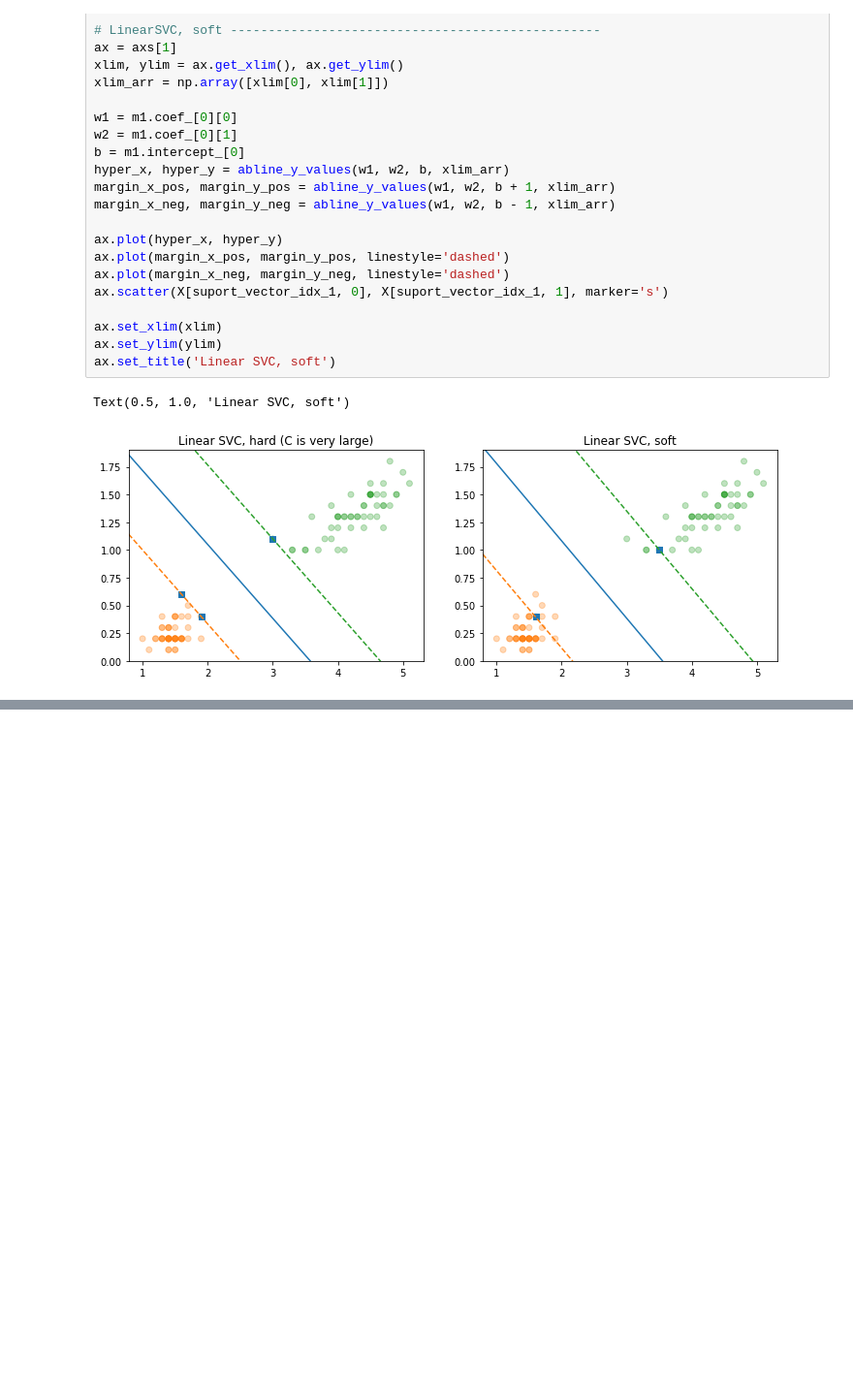
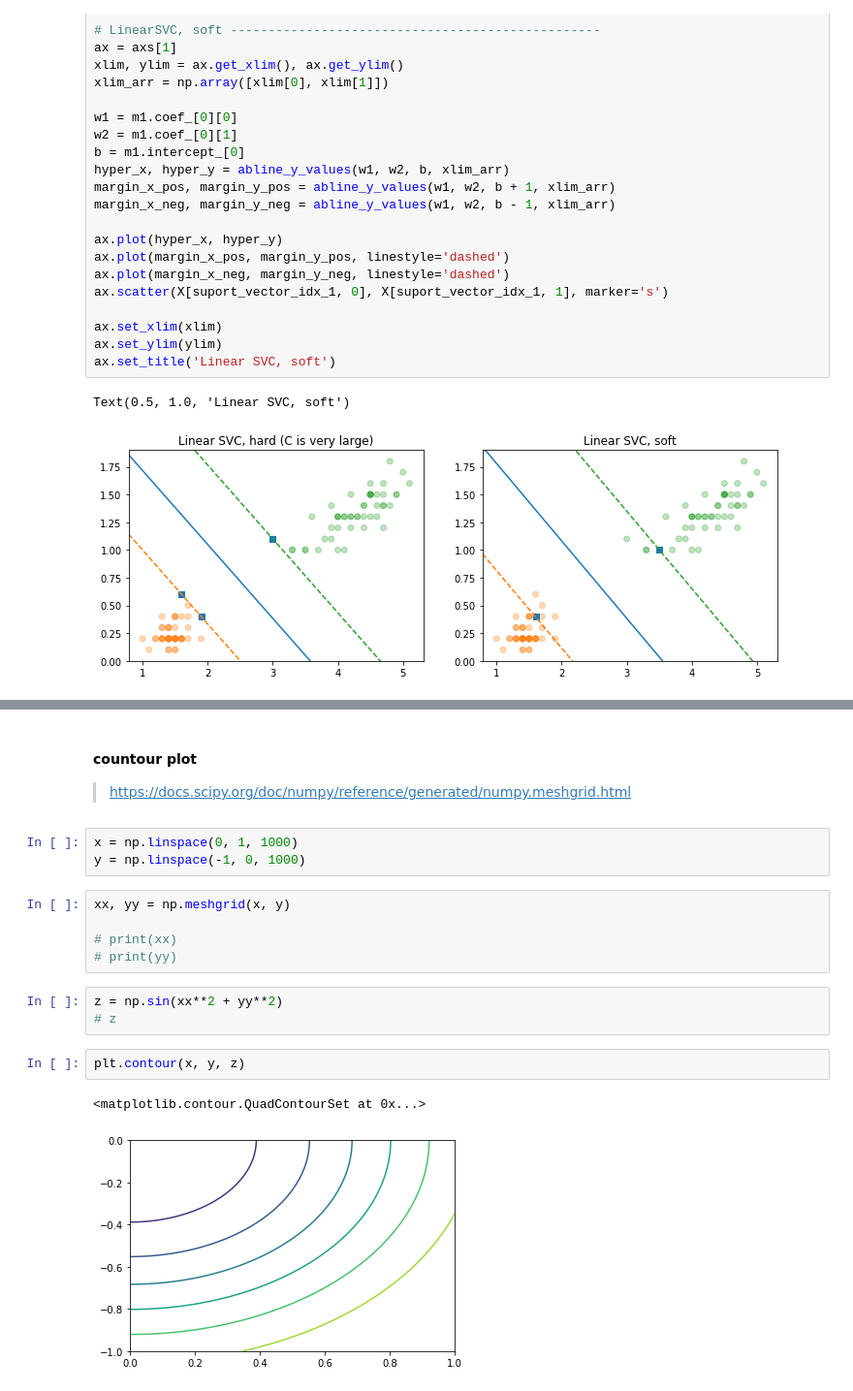
Before and after one commit to JiaRu2016/LiHang_StatisticalLearningMethod, a Jupyter notebook: C7-SVM/SVM.ipynb, the cells around one changed output, grey strips where cells are left out. Shown: that part at 97% size. Saved outputs shown, nothing was run; the diff lists cells and outputs as text; blank space fills up the shorter version.

```diff
--- a/C7-SVM/SVM.ipynb
+++ b/C7-SVM/SVM.ipynb
@@ -330,0 +446,20 @@ Text(0.5, 1.0, 'Linear SVC, soft')
+# %% [markdown]
+####  countour plot
+
+> https://docs.scipy.org/doc/numpy/reference/generated/numpy.meshgrid.html
+# %%
+x = np.linspace(0, 1, 1000)
+y = np.linspace(-1, 0, 1000)
+# %%
+xx, yy = np.meshgrid(x, y)
+
+# print(xx)
+# print(yy)
+# %%
+z = np.sin(xx**2 + yy**2)
+# z
+# %%
+plt.contour(x, y, z)
+# %% [output]
+<matplotlib.contour.QuadContourSet at 0x...>
+[figure, added]
```
Also changed, not shown: parts of 18 cells of this notebook.
